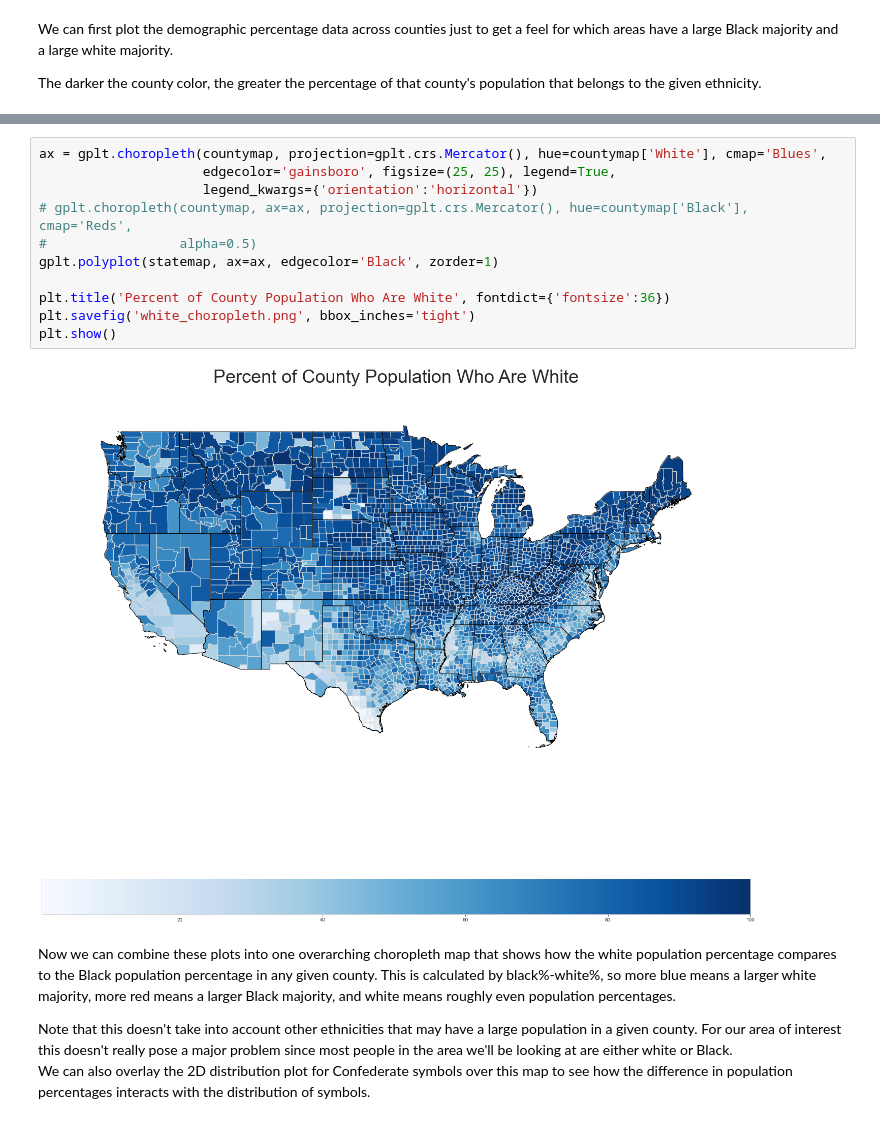
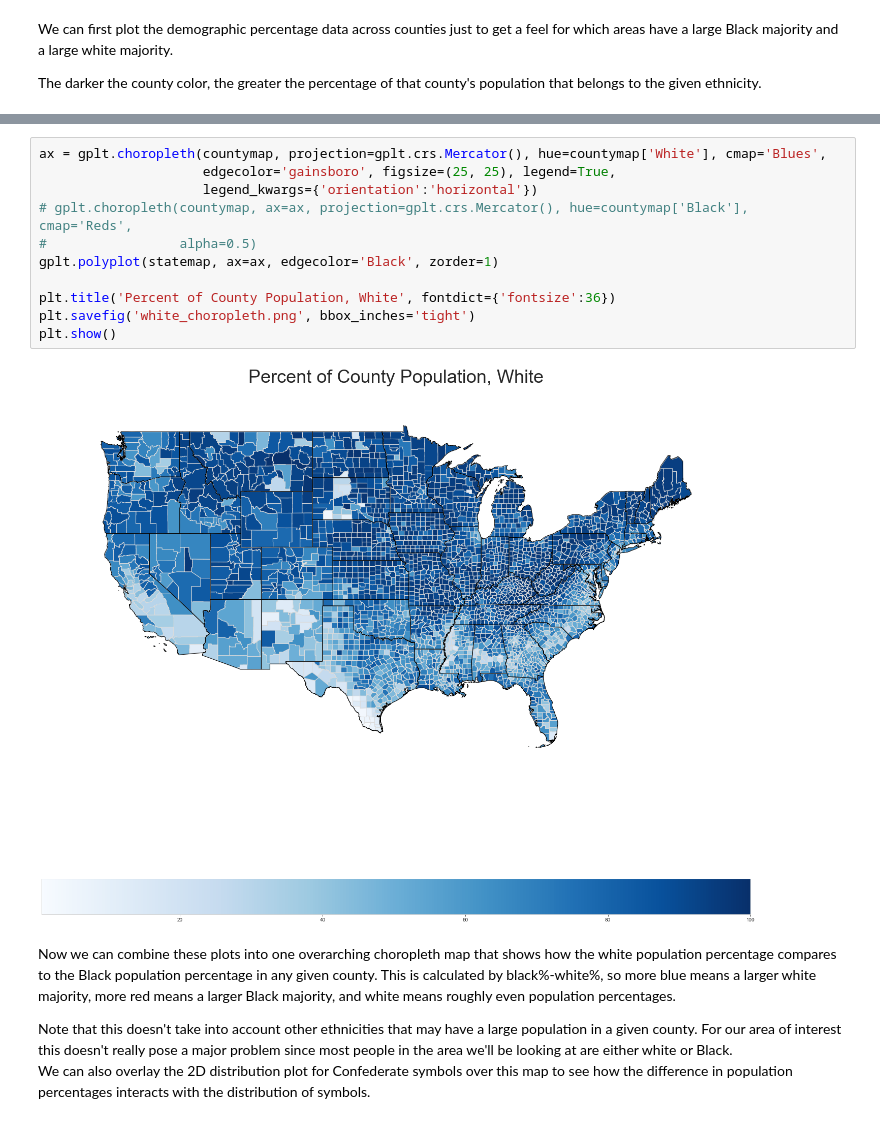
Before and after one commit to c1rowe/confederate-symbols, a Jupyter notebook: confederate nb v2.ipynb, the cells around one changed output, grey strips where cells are left out. Drawn from its saved outputs; the diff is of its cells as text.

```diff
--- a/confederate nb v2.ipynb
+++ b/confederate nb v2.ipynb
@@ -300,16 +342,16 @@ plt.show()
 # %%
 ax = gplt.choropleth(countymap, projection=gplt.crs.Mercator(), hue=countymap['White'], cmap='Blues',
                      edgecolor='gainsboro', figsize=(25, 25), legend=True,
                      legend_kwargs={'orientation':'horizontal'})
 # gplt.choropleth(countymap, ax=ax, projection=gplt.crs.Mercator(), hue=countymap['Black'], cmap='Reds',
 #                 alpha=0.5)
 gplt.polyplot(statemap, ax=ax, edgecolor='Black', zorder=1)
 
-plt.title('Percent of County Population Who Are White', fontdict={'fontsize':36})
+plt.title('Percent of County Population, White', fontdict={'fontsize':36})
 plt.savefig('white_choropleth.png', bbox_inches='tight')
 plt.show()
 # %% [output]
-[figure, old version]
+[figure, new version]
 # %% [markdown]
 Now we can combine these plots into one overarching choropleth map that shows how the white population percentage compares to the Black population percentage in any given county. This is calculated by black%-white%, so more blue means a larger white majority, more red means a larger Black majority, and white means roughly even population percentages.
 
```
Also changed, not shown: parts of 33 cells of this notebook, 1 other file.
